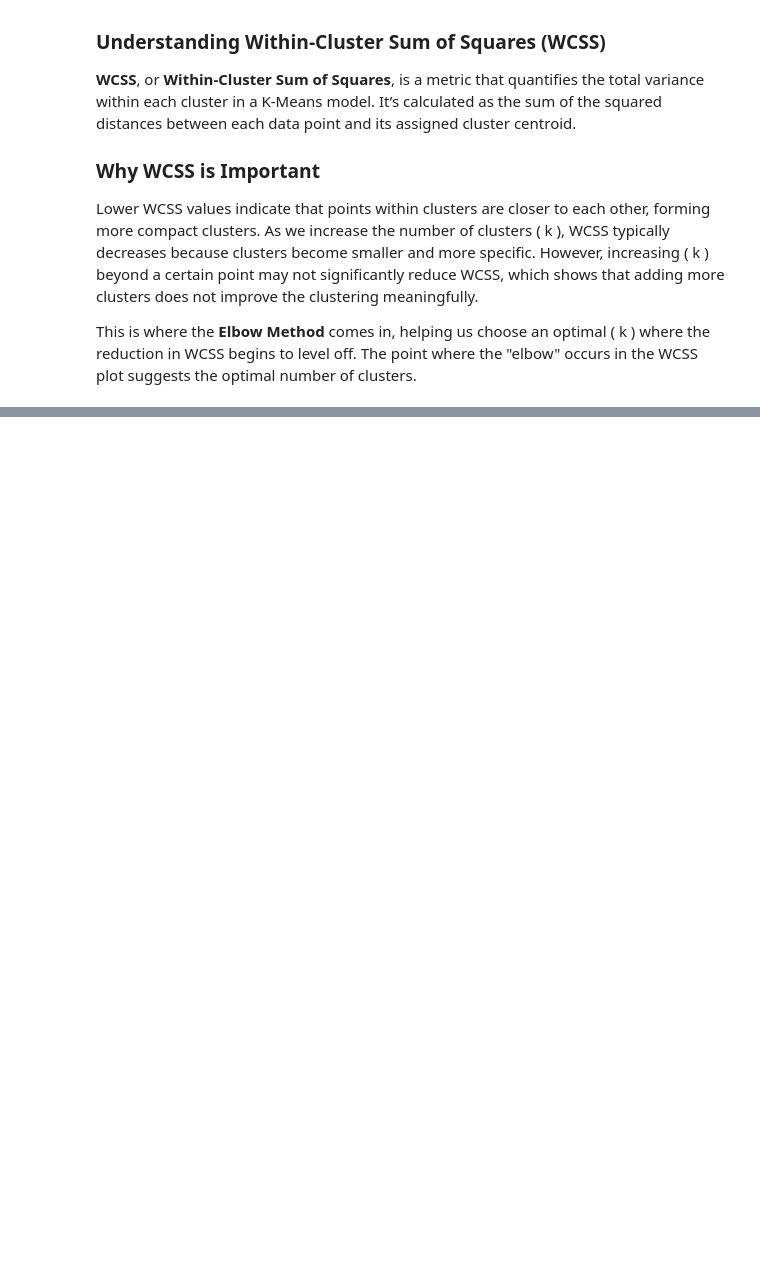
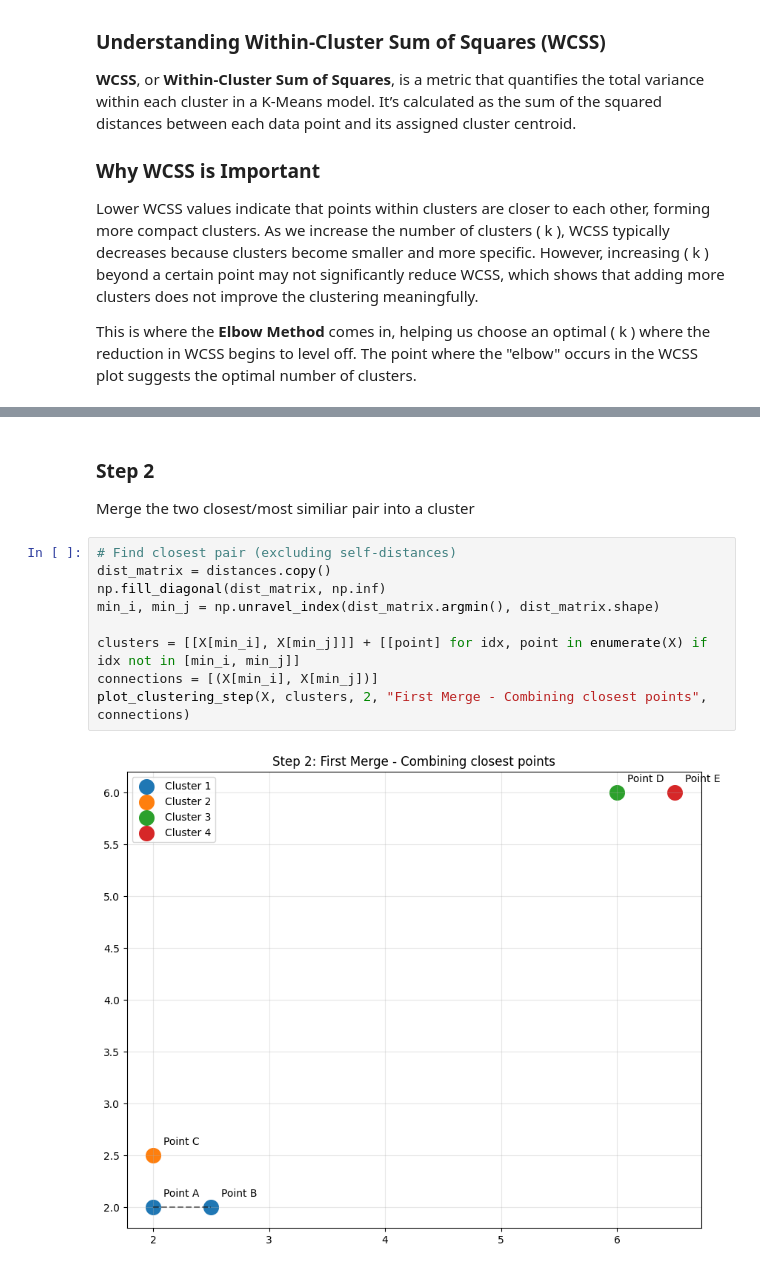
Before and after one commit to ReDI-School/F24-Berlin-Machine-Learning, a Jupyter notebook: Lessons/Session_11_Clustering/Clustering.ipynb, the cells around one changed output, grey strips where cells are left out. Saved outputs shown, nothing was run; the diff lists cells and outputs as text; blank space fills up the shorter version.

```diff
--- a/Lessons/Session_11_Clustering/Clustering.ipynb
+++ b/Lessons/Session_11_Clustering/Clustering.ipynb
@@ -146,0 +212,14 @@ This is where the **Elbow Method** comes in, helping us choose an optimal \( k \
+# %% [markdown]
+### Step 2
+Merge the two closest/most similiar pair into a cluster
+# %%
+# Find closest pair (excluding self-distances)
+dist_matrix = distances.copy()
+np.fill_diagonal(dist_matrix, np.inf)
+min_i, min_j = np.unravel_index(dist_matrix.argmin(), dist_matrix.shape)
+
+clusters = [[X[min_i], X[min_j]]] + [[point] for idx, point in enumerate(X) if idx not in [min_i, min_j]]
+connections = [(X[min_i], X[min_j])]
+plot_clustering_step(X, clusters, 2, "First Merge - Combining closest points", connections)
+# %% [output]
+[figure, added]
```
Also changed, not shown: parts of 33 cells of this notebook.
